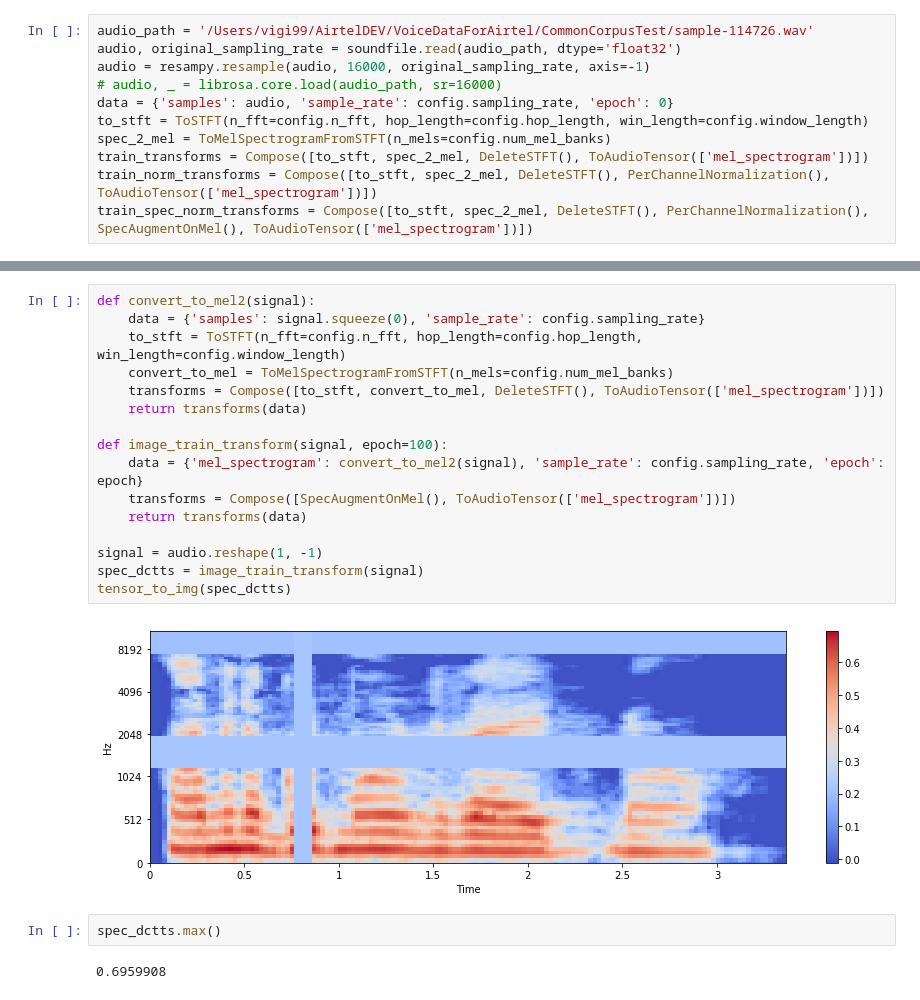
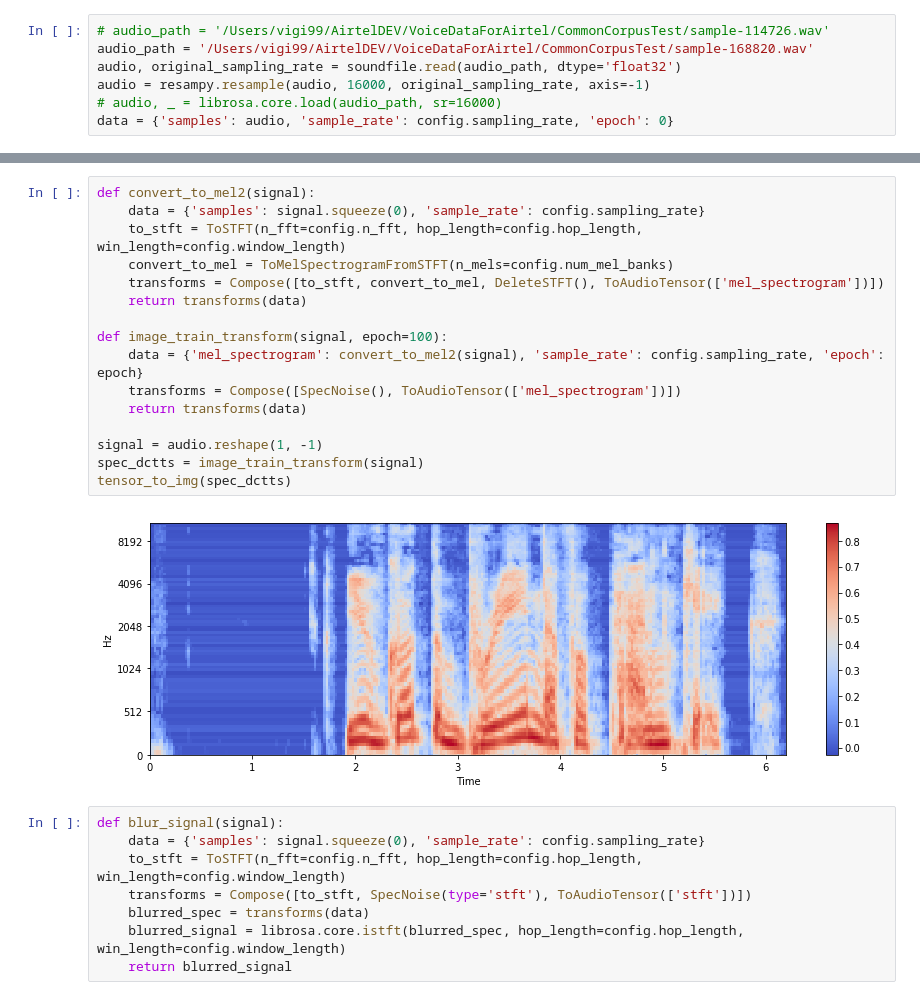
Before and after one commit to SABER-labs/SABER, a Jupyter notebook: SpecAugment Analysis.ipynb, the cells around one changed output, grey strips where cells are left out. Drawn from its saved outputs; the diff is of its cells as text.

Commit message:
Spec changes

```diff
--- a/SpecAugment Analysis.ipynb
+++ b/SpecAugment Analysis.ipynb
@@ -28,11 +20,7 @@ SoX could not be found!
 # %%
-audio_path = '/Users/vigi99/AirtelDEV/VoiceDataForAirtel/CommonCorpusTest/sample-114726.wav'
+# audio_path = '/Users/vigi99/AirtelDEV/VoiceDataForAirtel/CommonCorpusTest/sample-114726.wav'
+audio_path = '/Users/vigi99/AirtelDEV/VoiceDataForAirtel/CommonCorpusTest/sample-168820.wav'
 audio, original_sampling_rate = soundfile.read(audio_path, dtype='float32')
 audio = resampy.resample(audio, 16000, original_sampling_rate, axis=-1)
 # audio, _ = librosa.core.load(audio_path, sr=16000)
 data = {'samples': audio, 'sample_rate': config.sampling_rate, 'epoch': 0}
-to_stft = ToSTFT(n_fft=config.n_fft, hop_length=config.hop_length, win_length=config.window_length)
-spec_2_mel = ToMelSpectrogramFromSTFT(n_mels=config.num_mel_banks)
-train_transforms = Compose([to_stft, spec_2_mel, DeleteSTFT(), ToAudioTensor(['mel_spectrogram'])])
-train_norm_transforms = Compose([to_stft, spec_2_mel, DeleteSTFT(), PerChannelNormalization(), ToAudioTensor(['mel_spectrogram'])])
-train_spec_norm_transforms = Compose([to_stft, spec_2_mel, DeleteSTFT(), PerChannelNormalization(), SpecAugmentOnMel(), ToAudioTensor(['mel_spectrogram'])])
@@ -130,22 +35,26 @@ np.max(mel)
 # %%
 def convert_to_mel2(signal):
     data = {'samples': signal.squeeze(0), 'sample_rate': config.sampling_rate}
     to_stft = ToSTFT(n_fft=config.n_fft, hop_length=config.hop_length, win_length=config.window_length)
     convert_to_mel = ToMelSpectrogramFromSTFT(n_mels=config.num_mel_banks)
     transforms = Compose([to_stft, convert_to_mel, DeleteSTFT(), ToAudioTensor(['mel_spectrogram'])])
     return transforms(data)
 
 def image_train_transform(signal, epoch=100):
     data = {'mel_spectrogram': convert_to_mel2(signal), 'sample_rate': config.sampling_rate, 'epoch': epoch}
-    transforms = Compose([SpecAugmentOnMel(), ToAudioTensor(['mel_spectrogram'])])
+    transforms = Compose([SpecNoise(), ToAudioTensor(['mel_spectrogram'])])
     return transforms(data)
 
 signal = audio.reshape(1, -1)
 spec_dctts = image_train_transform(signal)
 tensor_to_img(spec_dctts)
 # %% [output]
-[figure, old version]
+[figure, new version]
-# %%
-spec_dctts.max()
-# %% [output]
-0.6959908
+# %%
+def blur_signal(signal):
+    data = {'samples': signal.squeeze(0), 'sample_rate': config.sampling_rate}
+    to_stft = ToSTFT(n_fft=config.n_fft, hop_length=config.hop_length, win_length=config.window_length)
+    transforms = Compose([to_stft, SpecNoise(type='stft'), ToAudioTensor(['stft'])])
+    blurred_spec = transforms(data)
+    blurred_signal = librosa.core.istft(blurred_spec, hop_length=config.hop_length, win_length=config.window_length)
+    return blurred_signal
```
Also changed, not shown: parts of 8 cells of this notebook, 5 other files.
